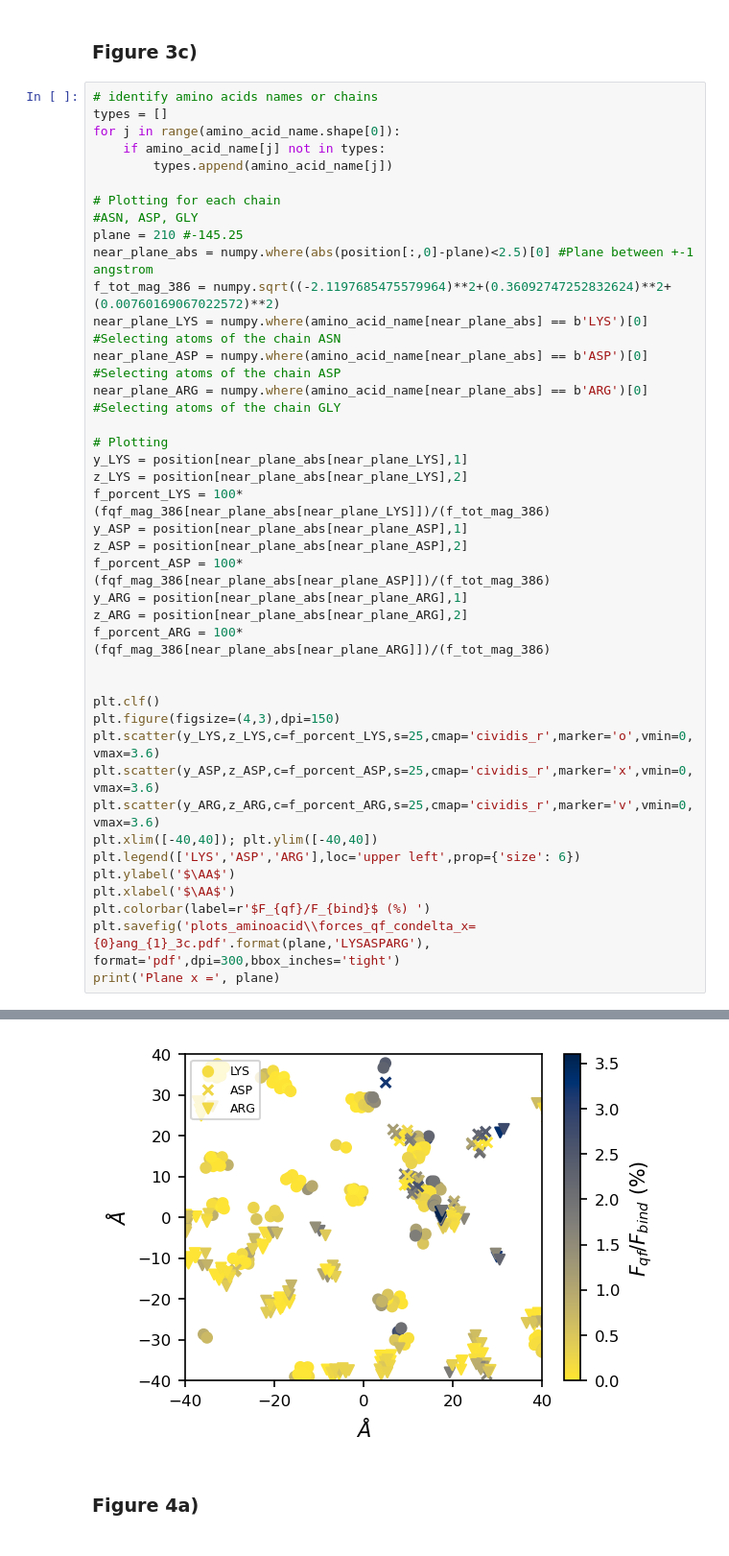
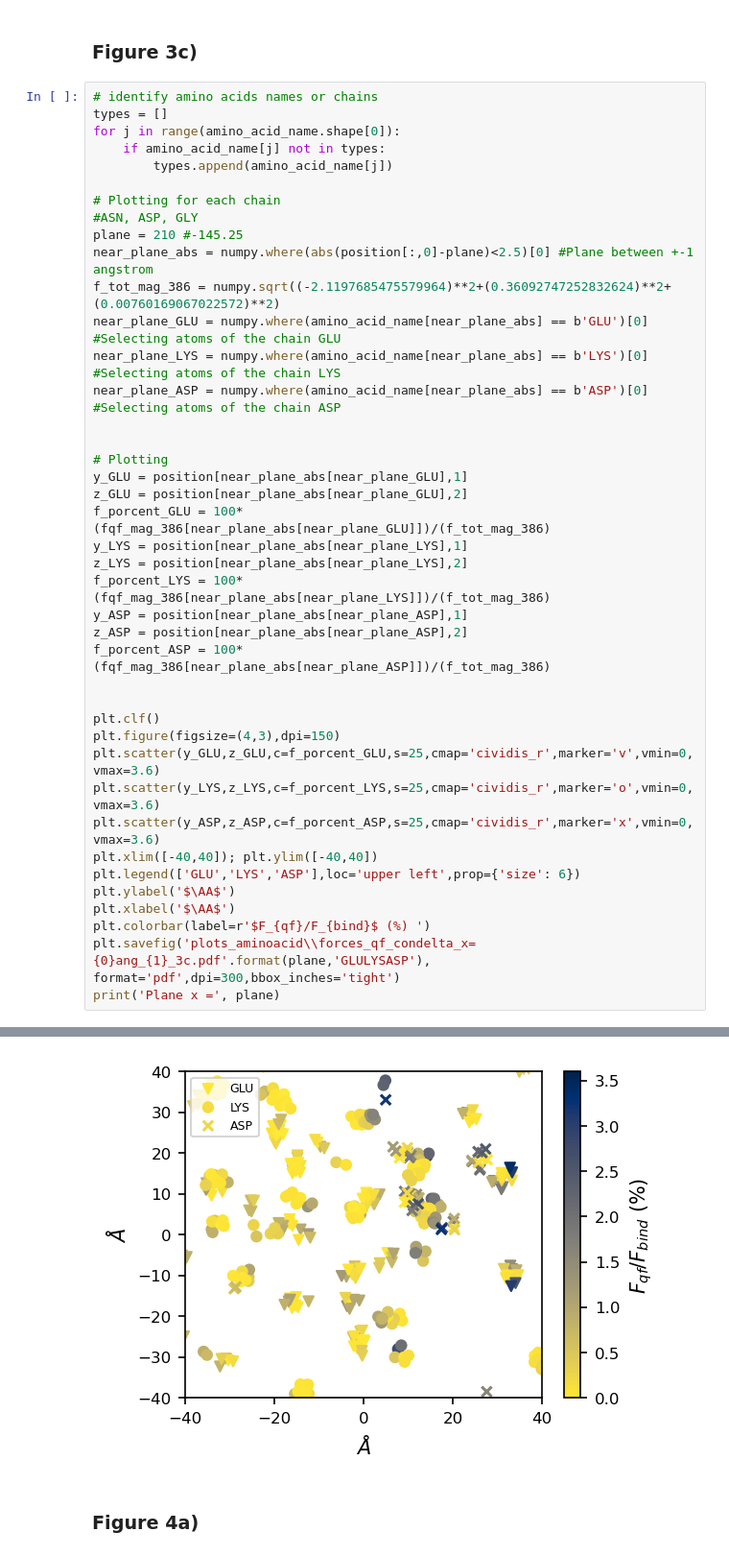
Before and after one commit to iaddison-smith/plots_afmtip, a Jupyter notebook: Forcesqf_afmtip.ipynb, the cells around one changed output, grey strips where cells are left out. Shown: that part at 96% size. Drawn from its saved outputs; the diff is of its cells as text.

```diff
--- a/Forcesqf_afmtip.ipynb
+++ b/Forcesqf_afmtip.ipynb
@@ -145,42 +145,43 @@ for j in range(amino_acid_name.shape[0]):
         types.append(amino_acid_name[j])
 
 # Plotting for each chain
 #ASN, ASP, GLY
 plane = 210 #-145.25
 near_plane_abs = numpy.where(abs(position[:,0]-plane)<2.5)[0] #Plane between +-1 angstrom
 f_tot_mag_386 = numpy.sqrt((-2.1197685475579964)**2+(0.36092747252832624)**2+(0.00760169067022572)**2)
-near_plane_LYS = numpy.where(amino_acid_name[near_plane_abs] == b'LYS')[0] #Selecting atoms of the chain ASN
+near_plane_GLU = numpy.where(amino_acid_name[near_plane_abs] == b'GLU')[0] #Selecting atoms of the chain GLU
+near_plane_LYS = numpy.where(amino_acid_name[near_plane_abs] == b'LYS')[0] #Selecting atoms of the chain LYS
 near_plane_ASP = numpy.where(amino_acid_name[near_plane_abs] == b'ASP')[0] #Selecting atoms of the chain ASP
-near_plane_ARG = numpy.where(amino_acid_name[near_plane_abs] == b'ARG')[0] #Selecting atoms of the chain GLY
+
 
 # Plotting
+y_GLU = position[near_plane_abs[near_plane_GLU],1]
+z_GLU = position[near_plane_abs[near_plane_GLU],2]
+f_porcent_GLU = 100*(fqf_mag_386[near_plane_abs[near_plane_GLU]])/(f_tot_mag_386)
 y_LYS = position[near_plane_abs[near_plane_LYS],1]
 z_LYS = position[near_plane_abs[near_plane_LYS],2]
 f_porcent_LYS = 100*(fqf_mag_386[near_plane_abs[near_plane_LYS]])/(f_tot_mag_386)
 y_ASP = position[near_plane_abs[near_plane_ASP],1]
 z_ASP = position[near_plane_abs[near_plane_ASP],2]
 f_porcent_ASP = 100*(fqf_mag_386[near_plane_abs[near_plane_ASP]])/(f_tot_mag_386)
-y_ARG = position[near_plane_abs[near_plane_ARG],1]
-z_ARG = position[near_plane_abs[near_plane_ARG],2]
-f_porcent_ARG = 100*(fqf_mag_386[near_plane_abs[near_plane_ARG]])/(f_tot_mag_386)
 
 
 plt.clf()
 plt.figure(figsize=(4,3),dpi=150)
+plt.scatter(y_GLU,z_GLU,c=f_porcent_GLU,s=25,cmap='cividis_r',marker='v',vmin=0,vmax=3.6)
 plt.scatter(y_LYS,z_LYS,c=f_porcent_LYS,s=25,cmap='cividis_r',marker='o',vmin=0,vmax=3.6)
 plt.scatter(y_ASP,z_ASP,c=f_porcent_ASP,s=25,cmap='cividis_r',marker='x',vmin=0,vmax=3.6)
-plt.scatter(y_ARG,z_ARG,c=f_porcent_ARG,s=25,cmap='cividis_r',marker='v',vmin=0,vmax=3.6)
 plt.xlim([-40,40]); plt.ylim([-40,40])
-plt.legend(['LYS','ASP','ARG'],loc='upper left',prop={'size': 6})
+plt.legend(['GLU','LYS','ASP'],loc='upper left',prop={'size': 6})
 plt.ylabel('$\AA$')
 plt.xlabel('$\AA$')
 plt.colorbar(label=r'$F_{qf}/F_{bind}$ (%) ')
-plt.savefig('plots_aminoacid\\forces_qf_condelta_x={0}ang_{1}_3c.pdf'.format(plane,'LYSASPARG'), format='pdf',dpi=300,bbox_inches='tight')
+plt.savefig('plots_aminoacid\\forces_qf_condelta_x={0}ang_{1}_3c.pdf'.format(plane,'GLULYSASP'), format='pdf',dpi=300,bbox_inches='tight')
 print('Plane x =', plane)
 # %% [output]
 Plane x = 210
 <Figure size 432x288 with 0 Axes>
-[figure, old version]
+[figure, new version]
 # %% [markdown]
 ### Figure 4a)
 # %%
```
Also changed, not shown: 2 other files.
